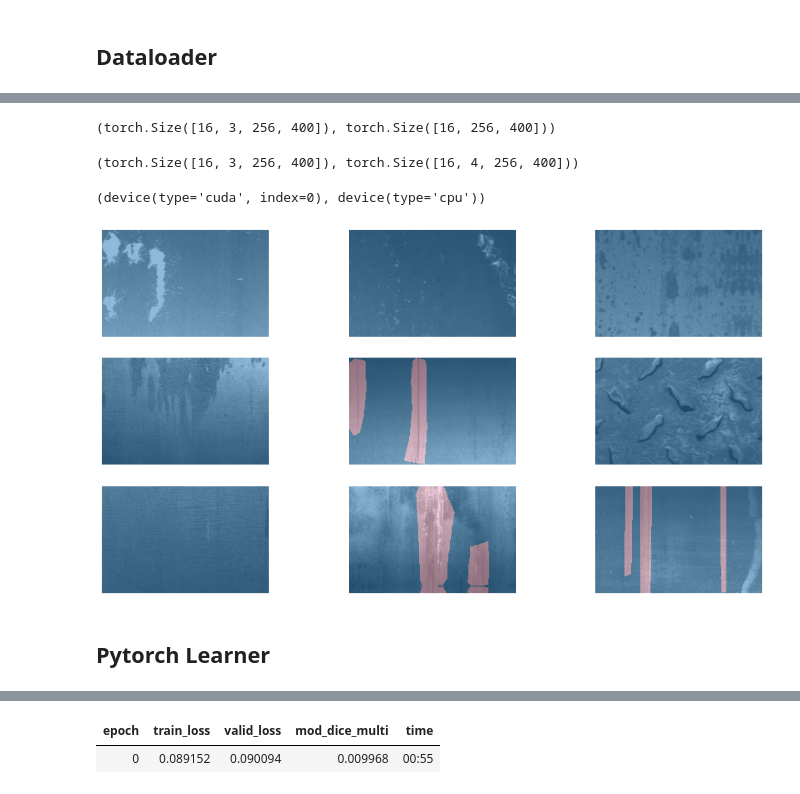
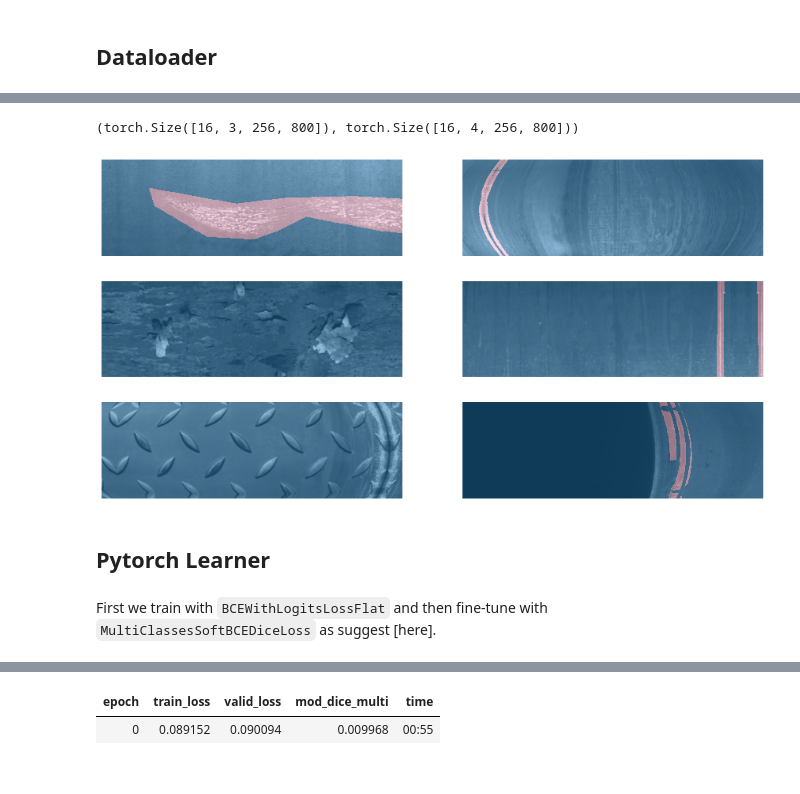
Before and after one commit to marcomatteo/steel_segmentation, a Jupyter notebook: nbs/_11_resnet18-UNET.ipynb, the cells around one changed output, grey strips where cells are left out. Drawn from its saved outputs; the diff is of its cells as text; code cells hidden in the pictures.

```diff
--- a/nbs/_11_resnet18-UNET.ipynb
+++ b/nbs/_11_resnet18-UNET.ipynb
@@ -24,3 +24,5 @@ from fastai.data.all import *
 
 import albumentations as alb
 import segmentation_models_pytorch as smp
+# %%
+device = torch.device("cuda" if torch.cuda.is_available() else "cpu"); device
@@ -61,5 +64,3 @@ Mon Apr  5 18:48:02 2021
 Actually testing the `get_segmnt_dls` Dataloader with `unet_learner` and `Learner` with `smp.Unet` architecure.
 # %% [markdown]
 ## Dataloader
-# %%
-device = torch.device("cuda" if torch.cuda.is_available() else "cpu")
@@ -134,20 +67,13 @@ dls = get_segmnt_dls(train_pivot, bs=16, itfms=alb_tfm, flatten_mask=True)
+# %%
+dls = get_segmnt_dls(bs=16, size=(256,800), device=device)
 # %%
-x, targ = dls.train.one_batch()
+x, targ = dls.one_batch()
 x.shape, targ.shape
 # %% [output]
-(torch.Size([16, 3, 256, 400]), torch.Size([16, 256, 400]))
+(torch.Size([16, 3, 256, 800]), torch.Size([16, 4, 256, 800]))
-# %%
-x, targ = dls.valid.one_batch()
-x.shape, targ.shape
-# %% [output]
-(torch.Size([16, 3, 256, 400]), torch.Size([16, 4, 256, 400]))
-# %%
-x.device, targ.device
-# %% [output]
-(device(type='cuda', index=0), device(type='cpu'))
 # %%
-dls.show_batch(figsize=(15,8))
+dls.show_batch(ncols=2, figsize=(15,8))
 # %% [output]
-[figure, old version]
+[figure, new version]
 # %% [markdown]
 ## Pytorch Learner
@@ -159,6 +83,8 @@ arch = smp.Unet('resnet18', classes=4, activation=None)
 def opt_func(params, **kwargs): return OptimWrapper(torch.optim.Adam(params, **kwargs))
 # %%
 def splitter(m): return convert_params([[m.encoder], [m.decoder], [m.segmentation_head]])
+# %% [markdown]
+First we train with `BCEWithLogitsLossFlat` and then fine-tune with `MultiClassesSoftBCEDiceLoss` as suggest [here].
 # %%
 learn = Learner(dls=dls,
                 model=arch,
```
Also changed, not shown: parts of 23 cells of this notebook, 24 other files.
